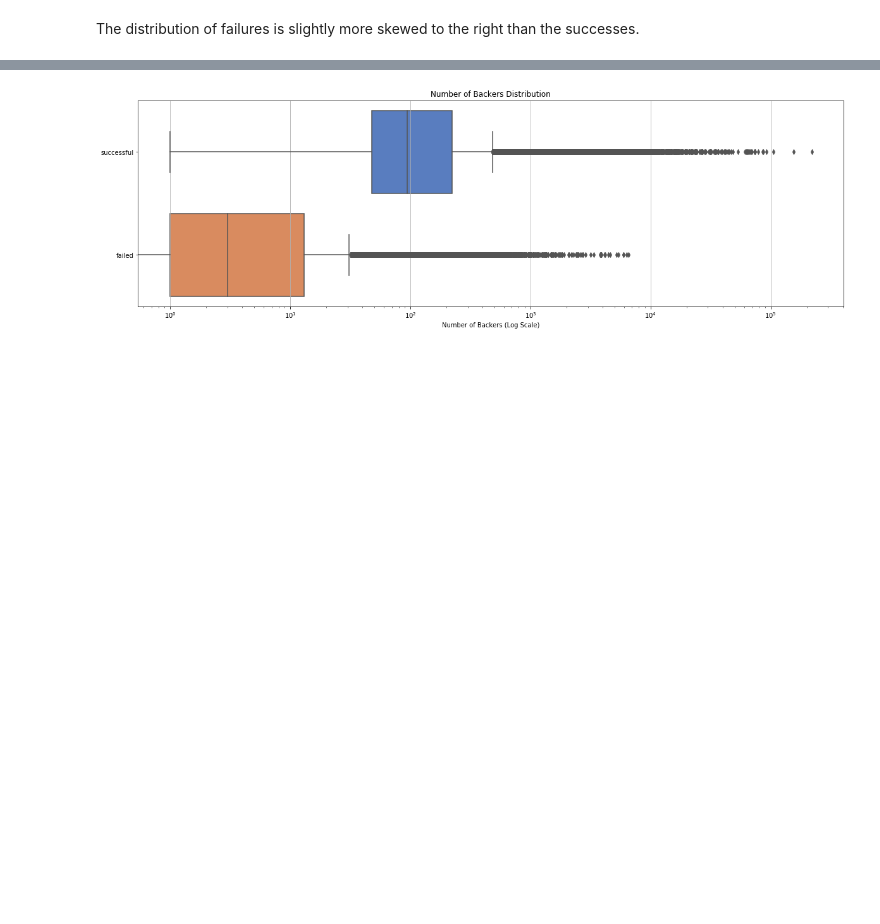
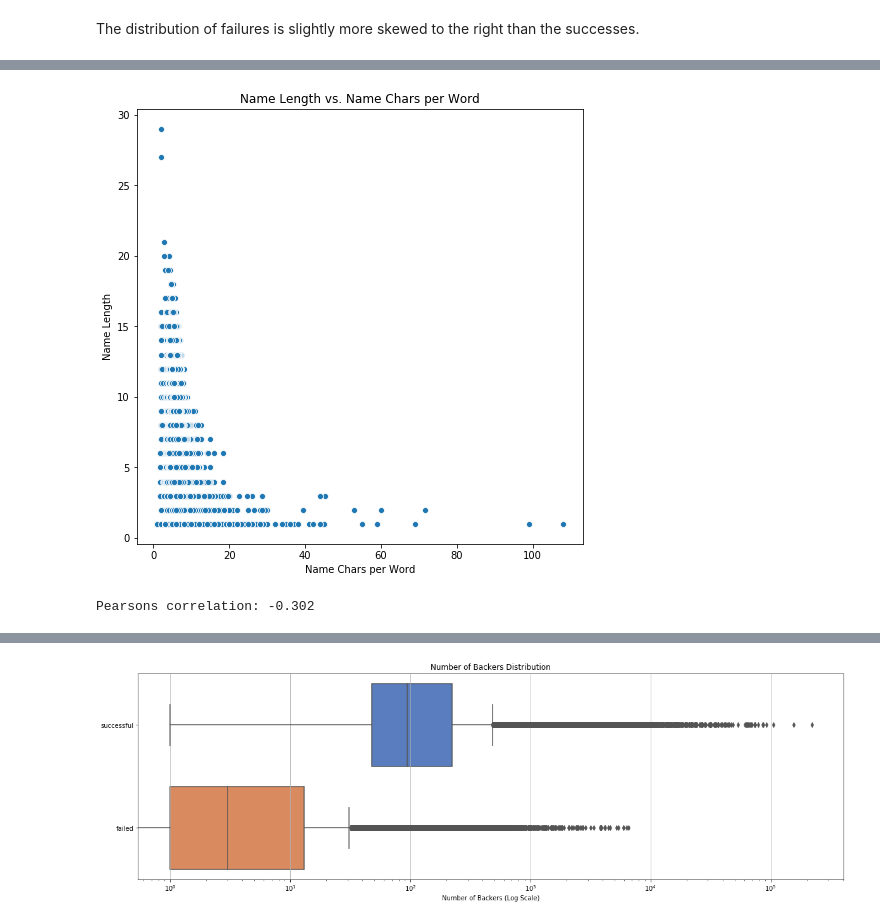
Before and after one commit to dwitten392/Springboard---DW, a Jupyter notebook: Capstone 1 - Kickstarter/Kickstart Projects - Final Cleaned Code.ipynb, the cells around one changed output, grey strips where cells are left out. Cells and saved outputs as stored; diff of their text form; code cells hidden in the pictures; blank space fills up the shorter version.

```diff
--- a/Capstone 1 - Kickstarter/Kickstart Projects - Final Cleaned Code.ipynb
+++ b/Capstone 1 - Kickstarter/Kickstart Projects - Final Cleaned Code.ipynb
@@ -562,0 +563,14 @@ The two variables are not highly correlated.
+# %%
+#plotting name chars per word against name length
+f, ax = plt.subplots(figsize=(8, 8))
+sns.scatterplot(x='name_char_per_word', y='name_length', data=cleaned_data, palette = 'muted')
+ax.set(ylabel="Name Length", xlabel = "Name Chars per Word", title = 'Name Length vs. Name Chars per Word')
+plt.show()
+# %% [output]
+[figure, added]
+# %%
+# calculate Pearson's correlation
+corr, _ = scs.pearsonr(cleaned_data.name_char_per_word, cleaned_data.name_length)
+print('Pearsons correlation: %.3f' % corr)
+# %% [output]
+Pearsons correlation: -0.302
```
Also changed, not shown: parts of 6 cells of this notebook.
